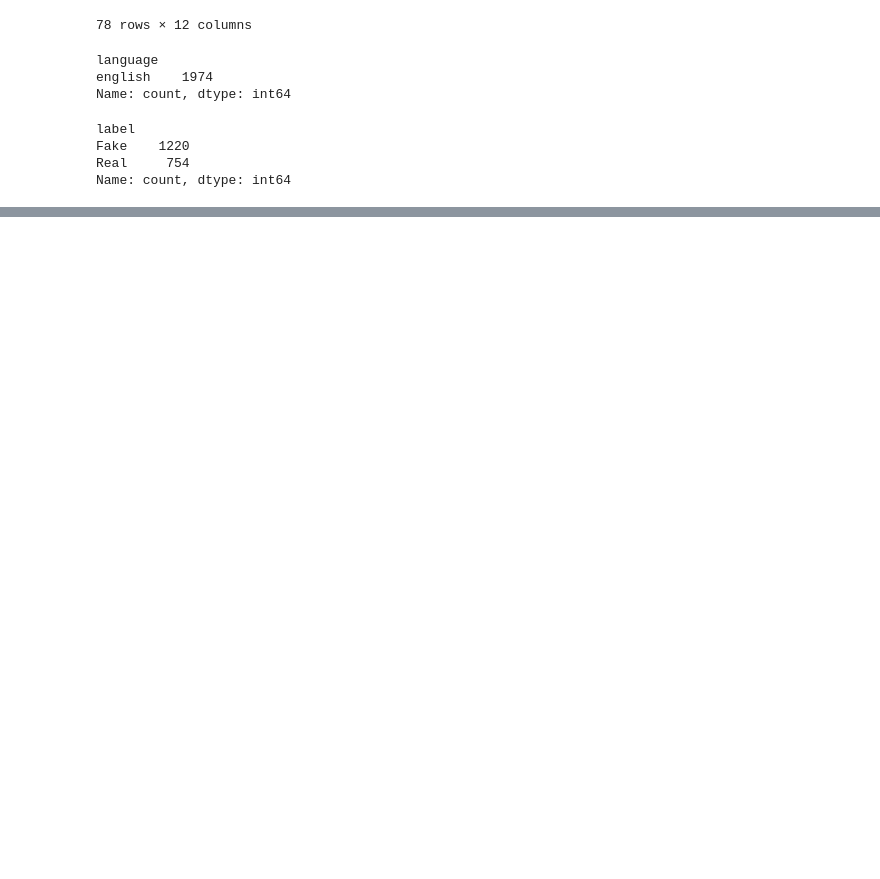
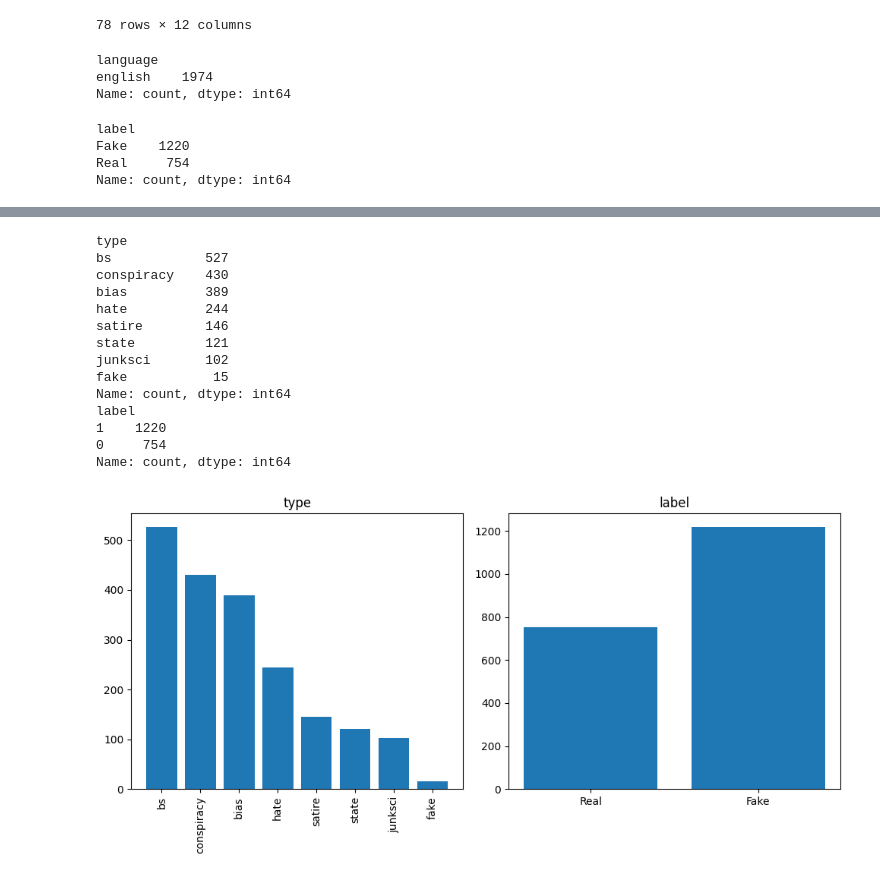
Before and after one commit to pkdc/fake-news-classifier, a Jupyter notebook: notebooks/fake_news.ipynb, the cells around one changed output, grey strips where cells are left out. Saved outputs shown, nothing was run; the diff lists cells and outputs as text; code cells hidden in the pictures; blank space fills up the shorter version.

```diff
--- a/notebooks/fake_news.ipynb
+++ b/notebooks/fake_news.ipynb
@@ -225,0 +270,36 @@ Name: label, Length: 1974, dtype: int64
+# %%
+fig, ax = plt.subplots(1,2, figsize=(10,5))
+
+type_count = data['type'].value_counts()
+print(type_count)
+ax[0].bar(type_count.index, type_count.values)
+ax[0].set_xticks(range(len(type_count)))
+ax[0].set_xticklabels(type_count.index, rotation=90)
+ax[0].set_title('type')
+
+label_count = data['label'].value_counts()[:20]
+print(label_count)
+ax[1].bar(label_count.index, label_count.values)
+ax[1].set_xticks(range(len(label_count)))
+ax[1].set_xticklabels(['Real', 'Fake'])
+ax[1].set_title('label')
+
+plt.tight_layout()
+
+plt.savefig('../figures/type_and_label.jpeg')
+# %% [output]
+type
+bs            527
+conspiracy    430
+bias          389
+hate          244
+satire        146
+state         121
+junksci       102
+fake           15
+Name: count, dtype: int64
+label
+1    1220
+0     754
+Name: count, dtype: int64
+[figure, added]
```
Also changed, not shown: parts of 3 cells of this notebook, 2 other files.
